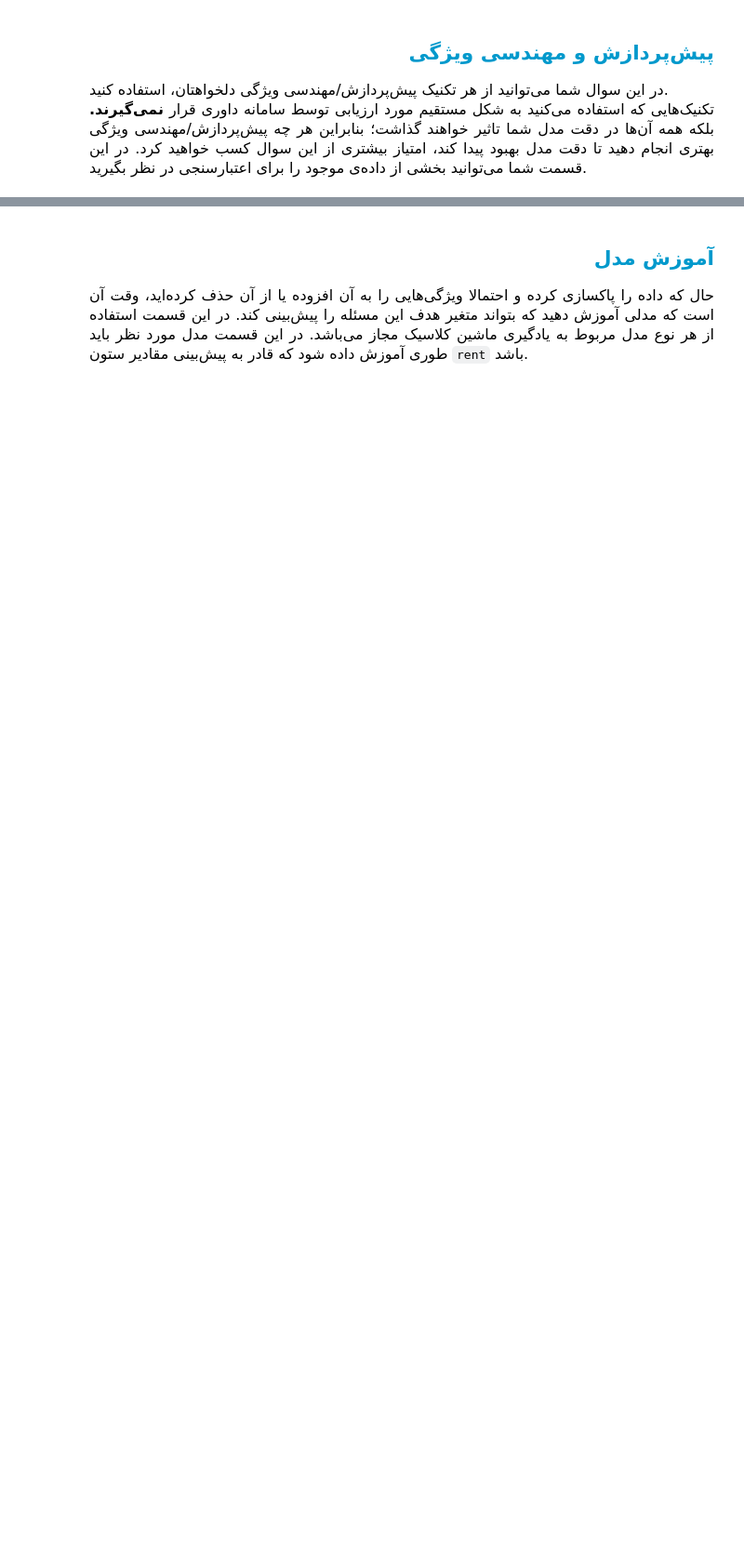
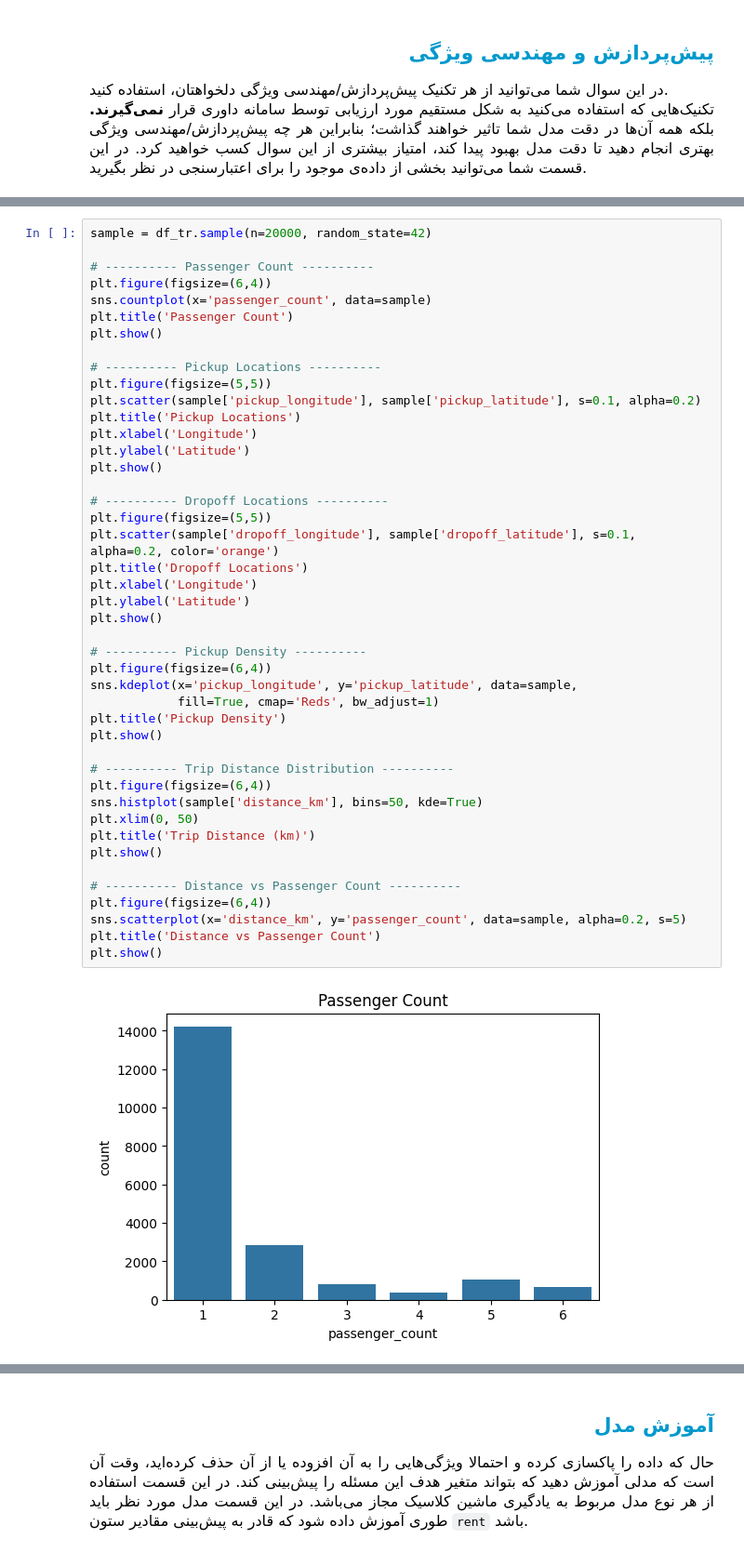
Before and after one commit to tahaElahibakhsh/Tech_Olympics_Contest, a Jupyter notebook: TeaOverflowError(1st task)/TeaOverflowError.ipynb, the cells around one changed output, grey strips where cells are left out. Shown at 93% size. Cells and saved outputs as stored; diff of their text form; blank space fills up the shorter version.

```diff
--- a/TeaOverflowError(1st task)/TeaOverflowError.ipynb
+++ b/TeaOverflowError(1st task)/TeaOverflowError.ipynb
@@ -122,0 +240,46 @@ TeaOverflowError
+# %%
+sample = df_tr.sample(n=20000, random_state=42)
+
+# ---------- Passenger Count ----------
+plt.figure(figsize=(6,4))
+sns.countplot(x='passenger_count', data=sample)
+plt.title('Passenger Count')
+plt.show()
+
+# ---------- Pickup Locations ----------
+plt.figure(figsize=(5,5))
+plt.scatter(sample['pickup_longitude'], sample['pickup_latitude'], s=0.1, alpha=0.2)
+plt.title('Pickup Locations')
+plt.xlabel('Longitude')
+plt.ylabel('Latitude')
+plt.show()
+
+# ---------- Dropoff Locations ----------
+plt.figure(figsize=(5,5))
+plt.scatter(sample['dropoff_longitude'], sample['dropoff_latitude'], s=0.1, alpha=0.2, color='orange')
+plt.title('Dropoff Locations')
+plt.xlabel('Longitude')
+plt.ylabel('Latitude')
+plt.show()
+
+# ---------- Pickup Density ----------
+plt.figure(figsize=(6,4))
+sns.kdeplot(x='pickup_longitude', y='pickup_latitude', data=sample,
+            fill=True, cmap='Reds', bw_adjust=1)
+plt.title('Pickup Density')
+plt.show()
+
+# ---------- Trip Distance Distribution ----------
+plt.figure(figsize=(6,4))
+sns.histplot(sample['distance_km'], bins=50, kde=True)
+plt.xlim(0, 50)
+plt.title('Trip Distance (km)')
+plt.show()
+
+# ---------- Distance vs Passenger Count ----------
+plt.figure(figsize=(6,4))
+sns.scatterplot(x='distance_km', y='passenger_count', data=sample, alpha=0.2, s=5)
+plt.title('Distance vs Passenger Count')
+plt.show()
+# %% [output]
+[figure, added]
```
Also changed, not shown: parts of 25 cells of this notebook, 2 other files.
